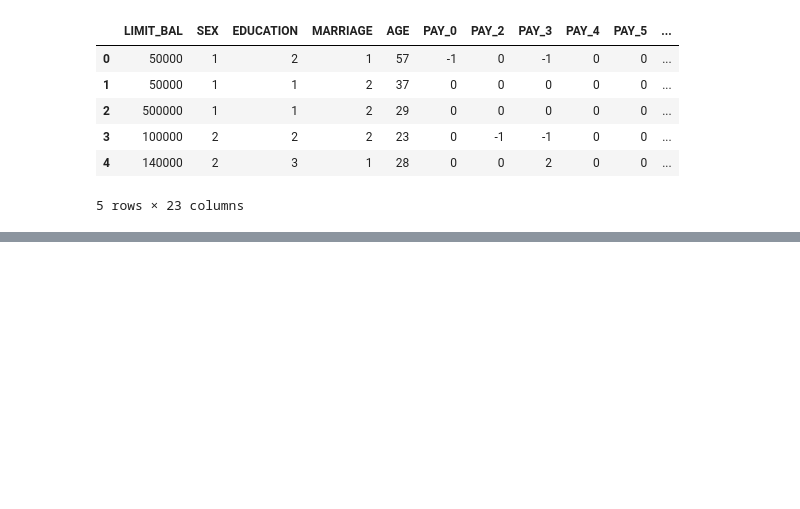
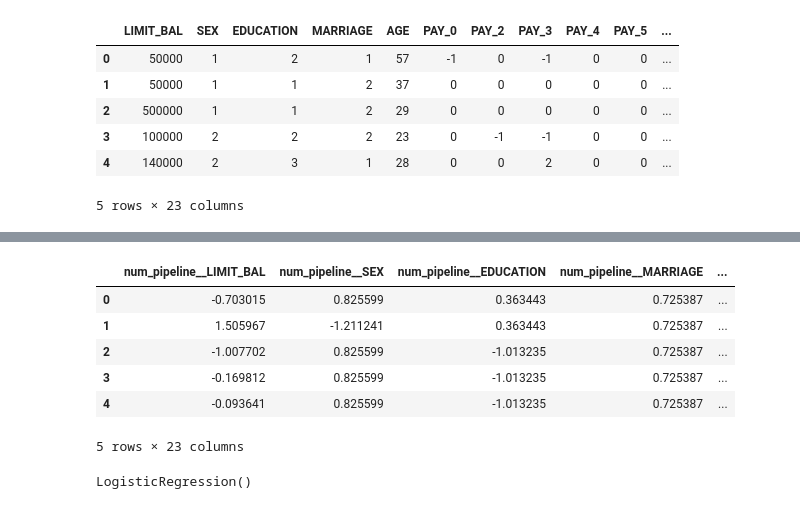
Before and after one commit to Sumeetparmar0/Credit-Card-Fault-Detection-Project, a Jupyter notebook: notebooks/Creadit_card_fault_detection.ipynb, the cells around one changed output, grey strips where cells are left out. Saved outputs shown, nothing was run; the diff lists cells and outputs as text; code cells hidden in the pictures; blank space fills up the shorter version.

```diff
--- a/notebooks/Creadit_card_fault_detection.ipynb
+++ b/notebooks/Creadit_card_fault_detection.ipynb
@@ -354,0 +165,2 @@ accuracy_score(y_test, y_pred4)*100
+# %%
+numerical_cols = X.select_dtypes(exclude='object').columns
@@ -354,0 +174,15 @@ accuracy_score(y_test, y_pred4)*100
+# %%
+## Numerical Pipeline
+num_pipeline=Pipeline(
+    steps=[
+    ('imputer',SimpleImputer(strategy='median')),
+    ('scaler',StandardScaler())
+
+    ]
+
+)
+# %%
+#Column Transformer
+preprocessor=ColumnTransformer([
+('num_pipeline',num_pipeline, numerical_cols)
+])
@@ -354,0 +195,13 @@ accuracy_score(y_test, y_pred4)*100
+# %%
+X_train=pd.DataFrame(preprocessor.fit_transform(X_train),columns=preprocessor.get_feature_names_out())
+X_test=pd.DataFrame(preprocessor.transform(X_test),columns=preprocessor.get_feature_names_out())
+# %%
+X_train.head()
+# %% [output]
+|  | num_pipeline__LIMIT_BAL | num_pipeline__SEX | num_pipeline__EDUCATION | num_pipeline__MARRIAGE | ... |
+| 0 | -0.703015 | 0.825599 | 0.363443 | 0.725387 | ... |
+| 1 | 1.505967 | -1.211241 | 0.363443 | 0.725387 | ... |
+| 2 | -1.007702 | 0.825599 | -1.013235 | 0.725387 | ... |
+| 3 | -0.169812 | 0.825599 | -1.013235 | 0.725387 | ... |
+| 4 | -0.093641 | 0.825599 | -1.013235 | 0.725387 | ... |
+5 rows × 23 columns
@@ -354,0 +215,5 @@ accuracy_score(y_test, y_pred4)*100
+# %%
+regression = LogisticRegression()
+regression.fit(X_train,y_train)
+# %% [output]
+LogisticRegression()
```
Also changed, not shown: parts of 68 cells of this notebook, 18 other files.
